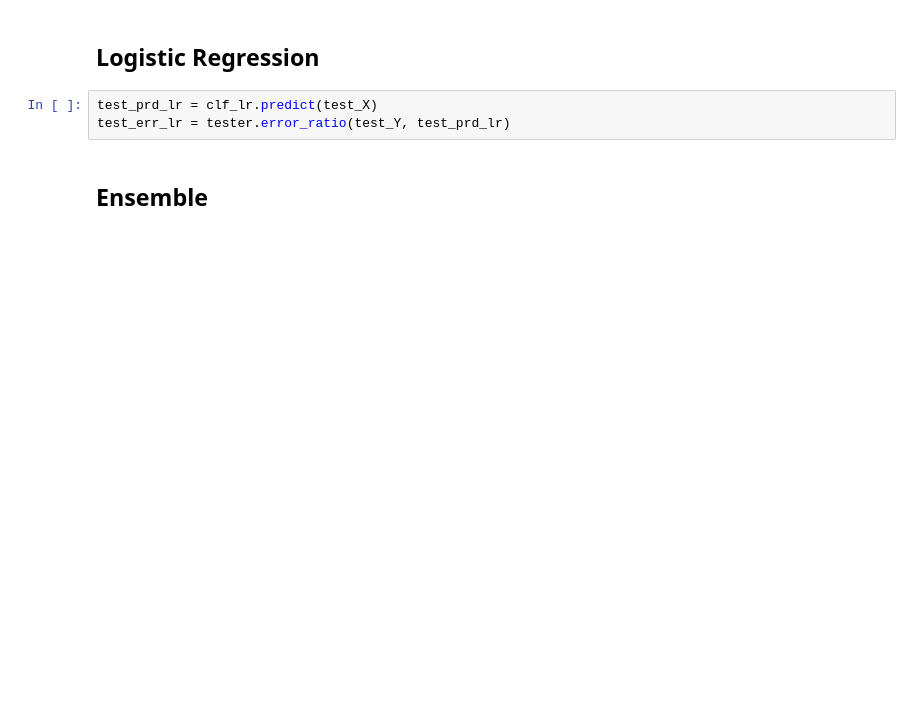
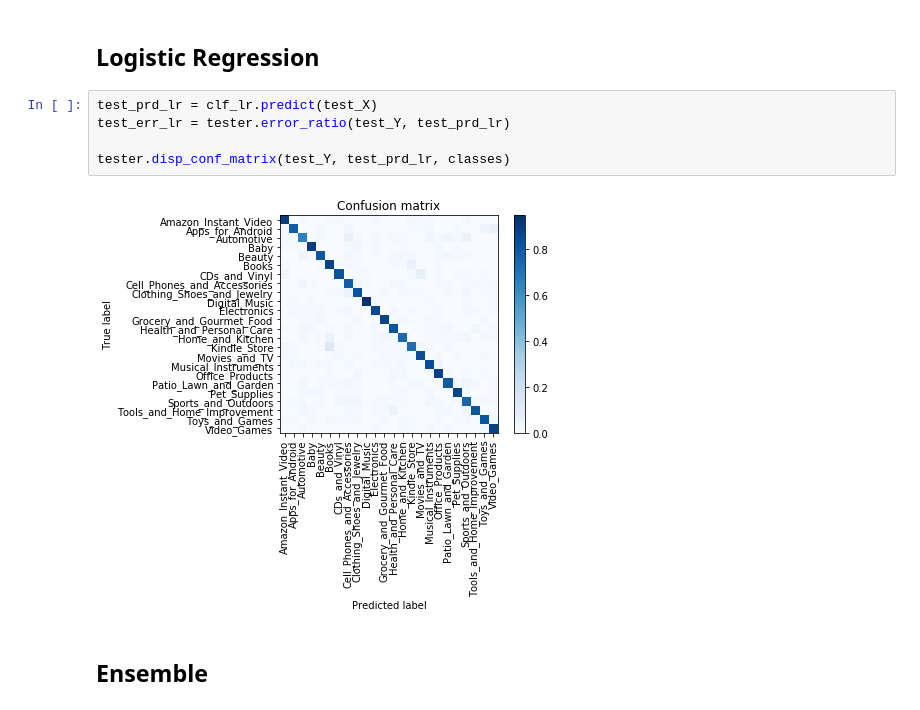
Before and after one commit to calexdiaz143/cs-175-amazon-project-clone, a Jupyter notebook: main/project.ipynb, the cells around one changed output. Drawn from its saved outputs; the diff is of its cells as text; blank space fills up the shorter version.

```diff
--- a/main/project.ipynb
+++ b/main/project.ipynb
@@ -76,6 +51,10 @@ plt.show()
 # %%
 test_prd_lr = clf_lr.predict(test_X)
 test_err_lr = tester.error_ratio(test_Y, test_prd_lr)
+
+tester.disp_conf_matrix(test_Y, test_prd_lr, classes)
+# %% [output]
+[figure, added]
 # %% [markdown]
 ## Ensemble
 # %%
```
Also changed, not shown: parts of 7 cells of this notebook, 1 other file.
